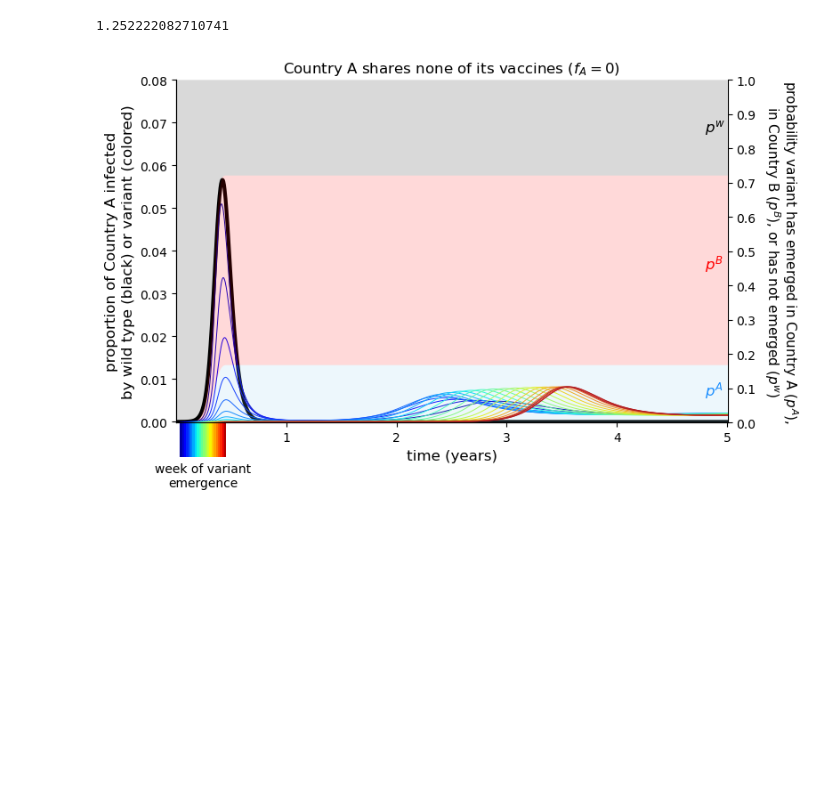
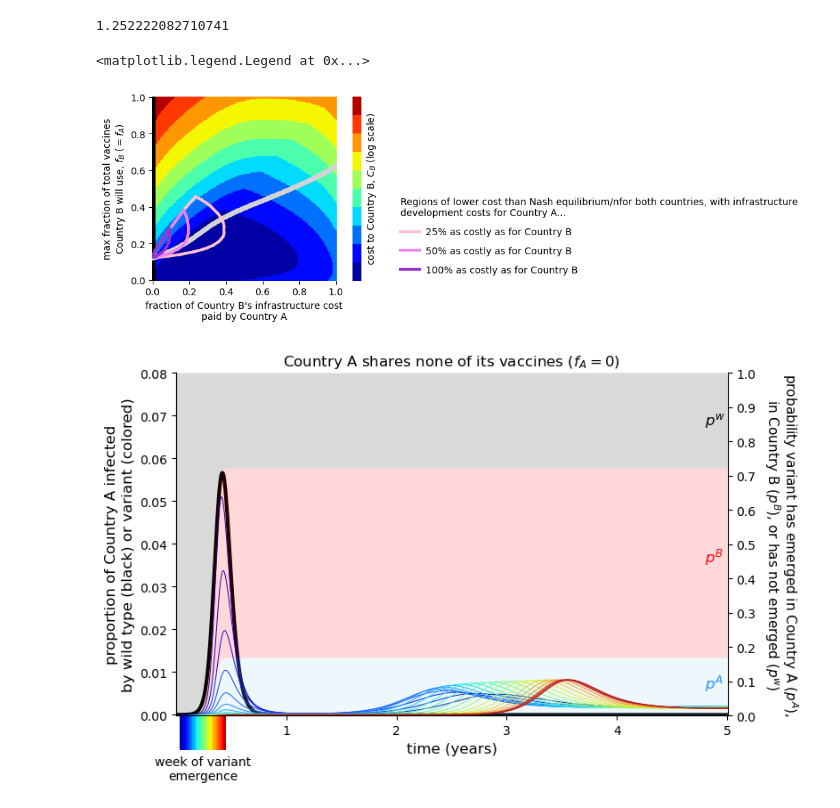
Before and after one commit to freedmanari/vaccine_nationalism, a Jupyter notebook: vaccine_nationalism.ipynb, the cells around one changed output. Cells and saved outputs as stored; diff of their text form; code cells hidden in the pictures; blank space fills up the shorter version.

Commit message:
new supplementary figure infrastucture_sharing

```diff
--- a/vaccine_nationalism.ipynb
+++ b/vaccine_nationalism.ipynb
@@ -905,3 +927,59 @@ gs[f_A_star_ix]
+# %%
+### general function to get convex hull of points in 2-dimensional strategy space
+### which are better for both players than all Nash equilibria
+
+def better_than_NE_hull(X_A, X_B, size):
+    A_min_ixs = [np.argmin(X_A[i,:]) for i in range(0,size)]
+    B_min_ixs = [np.argmin(X_B[:,j]) for j in range(0,size)]
+
+    NE_ixs = [(i,A_min_ixs[i]) for i in range(0,size) if B_min_ixs[A_min_ixs[i]] == i]
+
+    NE_mins = (min(X_B[i,j] for i,j in NE_ixs), min(X_A[i,j] for i,j in NE_ixs))
+
+    better_than_NE_ixs = np.array([(i,j) for (i,j) in itertools.product(range(0,size),range(0,size)) if X_B[i,j] < NE_mins[0] and X_A[i,j] < NE_mins[1]])
+    return better_than_NE_ixs[ConvexHull(better_than_NE_ixs).vertices]
+# %%
+### for figure f_Bs
+
+### high cost
+
+plt.figure(figsize=(6,3.5))
+plot_heatmap('f_A', 'f_B', 'log_C_B_high',
+             xlabel='fraction of Country B\'s infrastructure cost\npaid by Country A', ylabel='max fraction of total vaccines\nCountry B will use, $f_B\ (=f_A)$', legend_title='cost to Country B, $C_B$ (log scale)',
+             vertical_colorbar=True)
+
+plt.plot(A_mins,fs,color='black',linewidth=5)
+plt.plot(fs,B_mins,color='lightgray',linewidth=5)
+
+
+hull_low_x = better_than_NE_hull(log_C_A_low_x, log_C_B_low_x, len(fs))
+for h in range(len(hull_low_x)):
+    if h==0:
+        plt.plot(fs[hull_low_x[(h,(h+1)%len(hull_low_x)),1]],fs[hull_low_x[(h,(h+1)%len(hull_low_x)),0]], color='pink', linewidth=3, label='25% as costly as for Country B')
+    else:
+        plt.plot(fs[hull_low_x[(h,(h+1)%len(hull_low_x)),1]],fs[hull_low_x[(h,(h+1)%len(hull_low_x)),0]], color='pink', linewidth=3)
+
+hull_medium_x = better_than_NE_hull(log_C_A_medium_x, log_C_B_medium_x, len(fs))
+for h in range(len(hull_medium_x)):
+    if h==0:
+        plt.plot(fs[hull_medium_x[(h,(h+1)%len(hull_medium_x)),1]],fs[hull_medium_x[(h,(h+1)%len(hull_medium_x)),0]], color='violet', linewidth=3, label='50% as costly as for Country B')
+    else:
+        plt.plot(fs[hull_medium_x[(h,(h+1)%len(hull_medium_x)),1]],fs[hull_medium_x[(h,(h+1)%len(hull_medium_x)),0]], color='violet', linewidth=3)
+
+hull_high_x = better_than_NE_hull(log_C_A_high_x, log_C_B_high_x, len(fs))
+for h in range(len(hull_high_x)):
+    if h==0:
+        plt.plot(fs[hull_high_x[(h,(h+1)%len(hull_high_x)),1]],fs[hull_high_x[(h,(h+1)%len(hull_high_x)),0]], color='darkorchid', linewidth=3, label='100% as costly as for Country B')
+    else:
+        plt.plot(fs[hull_high_x[(h,(h+1)%len(hull_high_x)),1]],fs[hull_high_x[(h,(h+1)%len(hull_high_x)),0]], color='darkorchid', linewidth=3)
+
+plt.legend(title='Regions of lower cost than Nash equilibrium/nfor both countries, with infrastructure\ndevelopment costs for Country A...',
+           alignment='left', bbox_to_anchor=(1.3, .5), frameon=False, labelspacing=1, handlelength=2, handletextpad=0.7)
+
+# plt.savefig('figures/roughs/infrastructure_sharing.svg', bbox_inches='tight', dpi=1200)
+# %% [output]
+<matplotlib.legend.Legend at 0x...>
+[figure, added]
 # %%
 ### this and next 9 blocks for figure example and supplementary figure example_both_countries
 ### or set R0 to 1.5 to create supplementary figures example_low_R0 and example_low_R0_both_countries
```
Also changed, not shown: parts of 3 cells of this notebook, 2 other files.
